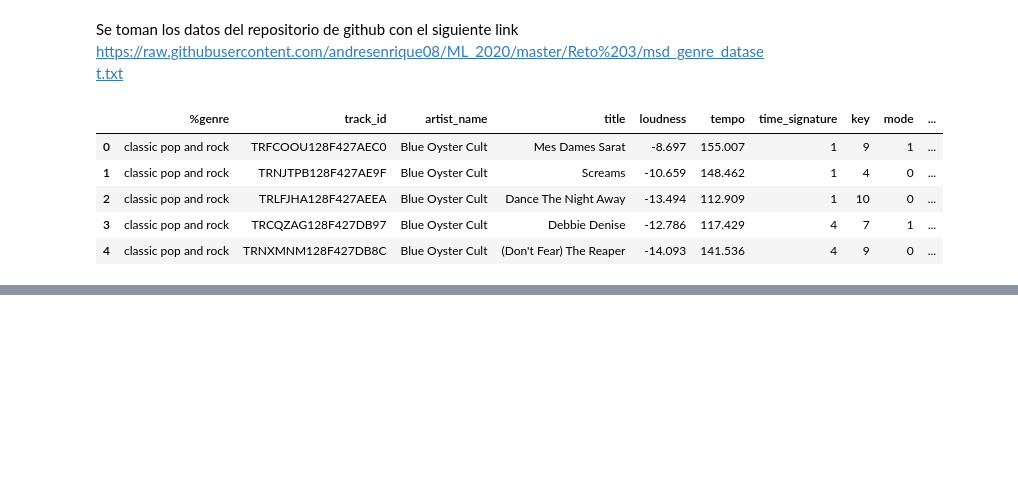
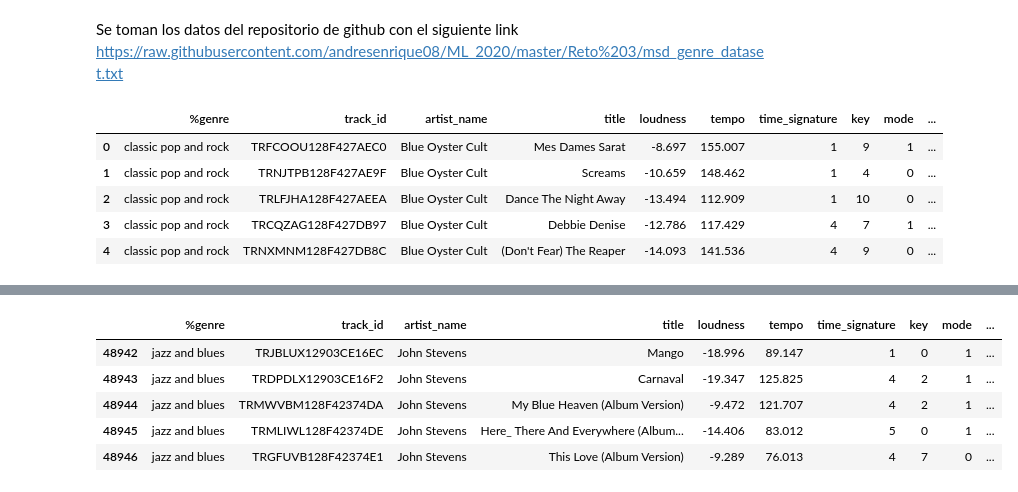
Before and after one commit to andresenrique08/ML_2020, a Jupyter notebook: Reto 3/Reto3_v1.ipynb, the cells around one changed output, grey strips where cells are left out. Saved outputs shown, nothing was run; the diff lists cells and outputs as text; code cells hidden in the pictures; blank space fills up the shorter version.

```diff
--- a/Reto 3/Reto3_v1.ipynb
+++ b/Reto 3/Reto3_v1.ipynb
@@ -27,0 +56,10 @@ data.head()
+# %%
+data_bin = data.loc[(data['%genre']=='jazz and blues') | (data['%genre']=='soul and reggae')]
+data_bin.head()
+# %% [output]
+|  | %genre | track_id | artist_name | title | loudness | tempo | time_signature | key | mode | ... |
+| 48942 | jazz and blues | TRJBLUX12903CE16EC | John Stevens | Mango | -18.996 | 89.147 | 1 | 0 | 1 | ... |
+| 48943 | jazz and blues | TRDPDLX12903CE16F2 | John Stevens | Carnaval | -19.347 | 125.825 | 4 | 2 | 1 | ... |
+| 48944 | jazz and blues | TRMWVBM128F42374DA | John Stevens | My Blue Heaven (Album Version) | -9.472 | 121.707 | 4 | 2 | 1 | ... |
+| 48945 | jazz and blues | TRMLIWL128F42374DE | John Stevens | Here_ There And Everywhere (Album... | -14.406 | 83.012 | 5 | 0 | 1 | ... |
+| 48946 | jazz and blues | TRGFUVB128F42374E1 | John Stevens | This Love (Album Version) | -9.289 | 76.013 | 4 | 7 | 0 | ... |
```
Also changed, not shown: parts of 27 cells of this notebook.
